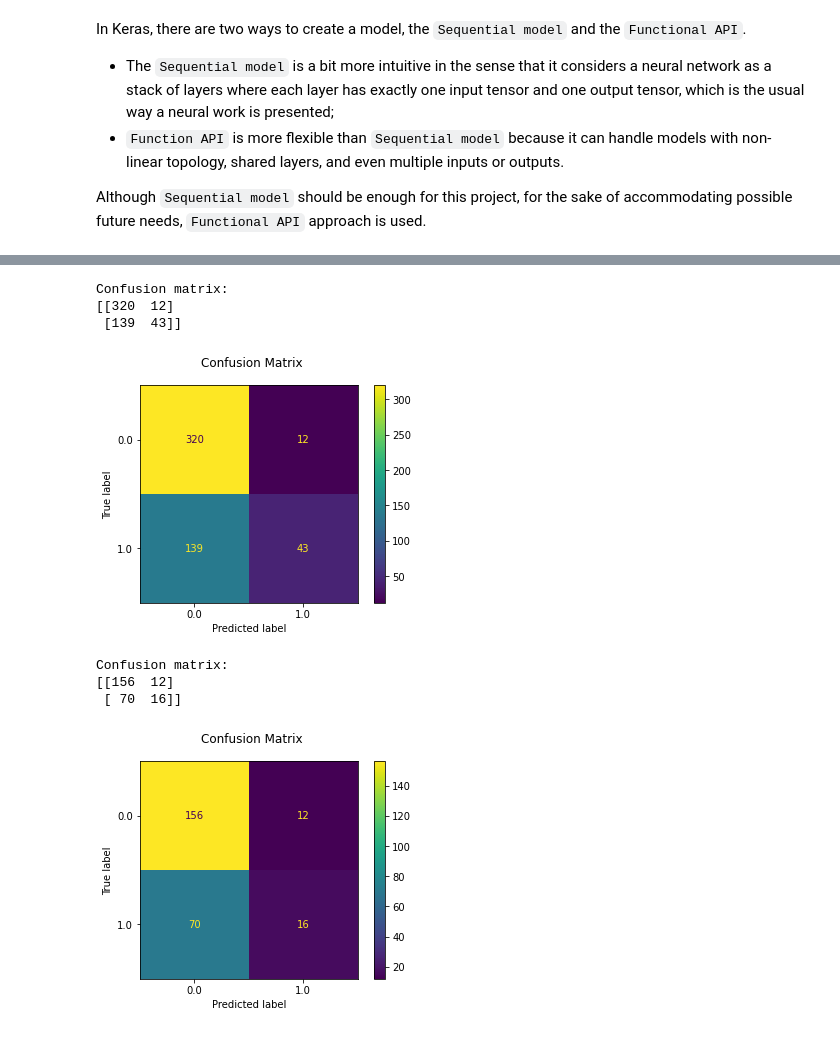
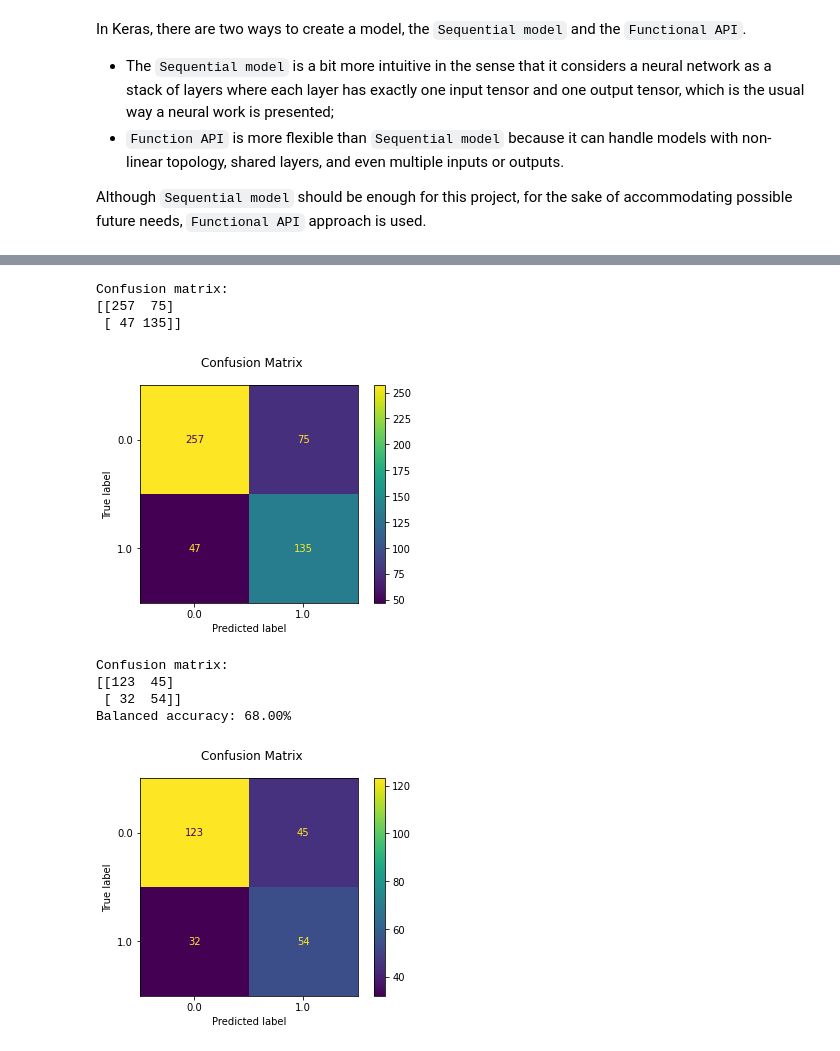
Before and after one commit to alex-lt-kong/image-classification, a Jupyter notebook: 00_keras-basics.ipynb, the cells around one changed output, grey strips where cells are left out. Drawn from its saved outputs; the diff is of its cells as text; code cells hidden in the pictures.

```diff
--- a/00_keras-basics.ipynb
+++ b/00_keras-basics.ipynb
@@ -48,10 +49,8 @@ In Keras, there are two ways to create a model, the `Sequential model` and the `
 Although `Sequential model` should be enough for this project, for the sake of accommodating possible future needs, `Functional API` approach is used.
 # %%
 visible = Input(shape=(8,))
-hidden1 = Dense(10, activation='relu')(visible)
-hidden2 = Dense(20, activation='relu')(hidden1)
-hidden3 = Dense(10, activation='relu')(hidden2)
-output = Dense(1, activation='sigmoid')(hidden3)
+hidden = Dense(100, activation='relu')(visible)
+output = Dense(1, activation='sigmoid')(hidden)
 model = Model(inputs=visible, outputs=output)
 model.summary()
 # %% [output]
@@ -118,16 +104,24 @@ disp.figure_.suptitle("Confusion Matrix")
 print(f"Confusion matrix:\n{disp.confusion_matrix}")
 # %% [output]
 Confusion matrix:
-[[320  12]
- [139  43]]
+[[257  75]
+ [ 47 135]]
-[figure, old version]
+[figure, new version]
 # %%
 y_pred = (model.predict(X_test) > 0.5).astype(int)
 disp = metrics.ConfusionMatrixDisplay.from_predictions(y_true=y_test, y_pred=y_pred)
 disp.figure_.suptitle("Confusion Matrix")
 print(f"Confusion matrix:\n{disp.confusion_matrix}")
+tn, fp, fn, tp = metrics.confusion_matrix(y_true=y_test, y_pred=y_pred).ravel()
+accuracy = (tn + tp) / (tn + fp + fn + tp)
+tpr = tp / (tp + fn)
+fpr = fp / (fp + tn)
+tnr = tn / (tn + fp)
+balanced_accuracy = (tpr + tnr) / 2
+print(f"Balanced accuracy: {balanced_accuracy*100:.2f}%")
 # %% [output]
 Confusion matrix:
-[[156  12]
- [ 70  16]]
+[[123  45]
+ [ 32  54]]
+Balanced accuracy: 68.00%
-[figure, old version]
+[figure, new version]
```
Also changed, not shown: parts of 8 cells of this notebook, 1 other file.
